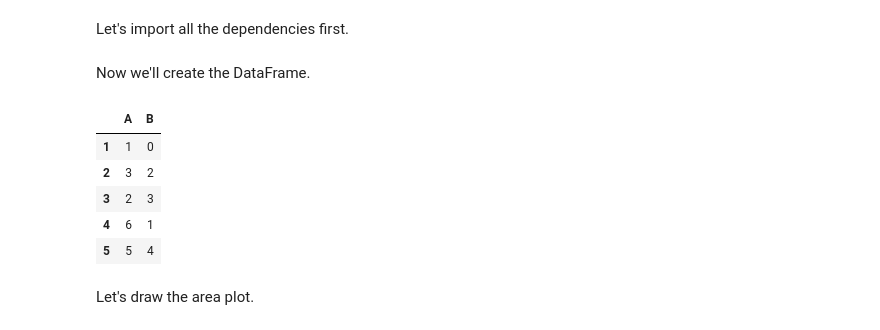
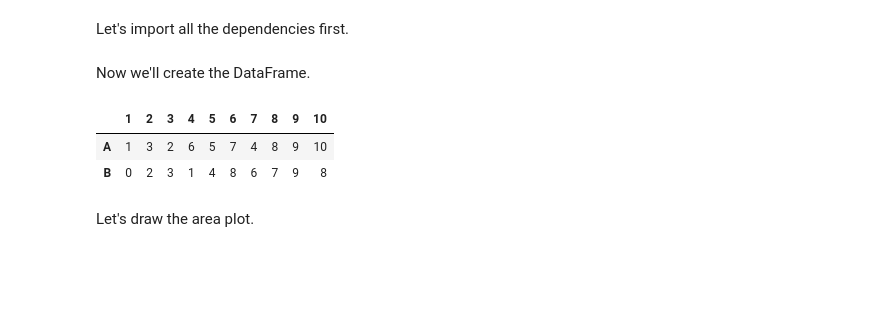
Before and after one commit to Tarun-Kamboj/Data_Visualization_with_Python, a Jupyter notebook: Area Plot/Notebook.ipynb, the cells around one changed output. Cells and saved outputs as stored; diff of their text form; code cells hidden in the pictures; blank space fills up the shorter version.

```diff
--- a/Area Plot/Notebook.ipynb
+++ b/Area Plot/Notebook.ipynb
@@ -17,17 +23,24 @@ mpl.style.use(['ggplot'])        # optional: for ggplot-like style of plots
 # %% [markdown]
 Now we'll create the DataFrame.
 # %%
-data = {'A': [1, 3, 2, 6, 5, 7, 4, 8, 9, 10],  'B': [0, 2, 3, 1, 4, 8, 6, 7, 9, 8]}       # dict for the data to be used in dataframe
-index = [1, 2, 3, 4, 5, 6, 7, 8, 9, 10]        # list for indexes to be used in dataframe
-df = pd.DataFrame(data, index=index)      # making dataframe
-df.head()      # showing dataframe
+# dict for the dummy data to be used in dataframe
+data = {
+    'A': [1, 3, 2, 6, 5, 7, 4, 8, 9, 10],
+    'B': [0, 2, 3, 1, 4, 8, 6, 7, 9, 8]
+}
+
+# list for indexes to be used in dataframe
+index = [1, 2, 3, 4, 5, 6, 7, 8, 9, 10]
+
+# making dataframe
+df = pd.DataFrame(data, index=index)
+
+# showing dataframe
+df.T
 # %% [output]
-|  | A | B |
-| 1 | 1 | 0 |
-| 2 | 3 | 2 |
-| 3 | 2 | 3 |
-| 4 | 6 | 1 |
-| 5 | 5 | 4 |
+|  | 1 | 2 | 3 | 4 | 5 | 6 | 7 | 8 | 9 | 10 |
+| A | 1 | 3 | 2 | 6 | 5 | 7 | 4 | 8 | 9 | 10 |
+| B | 0 | 2 | 3 | 1 | 4 | 8 | 6 | 7 | 9 | 8 |
 # %% [markdown]
 Let's draw the area plot.
 # %%
```
Also changed, not shown: parts of 5 cells of this notebook.
